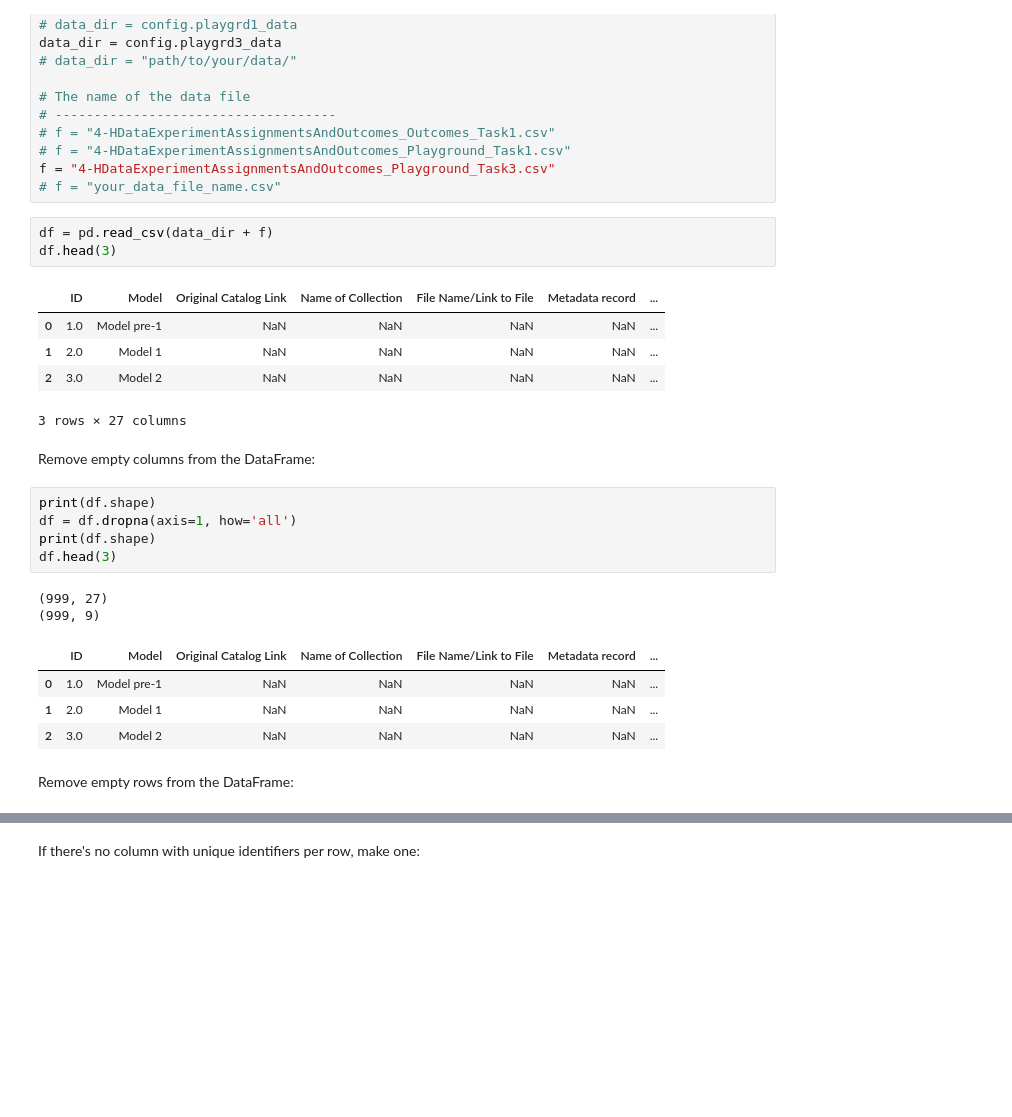
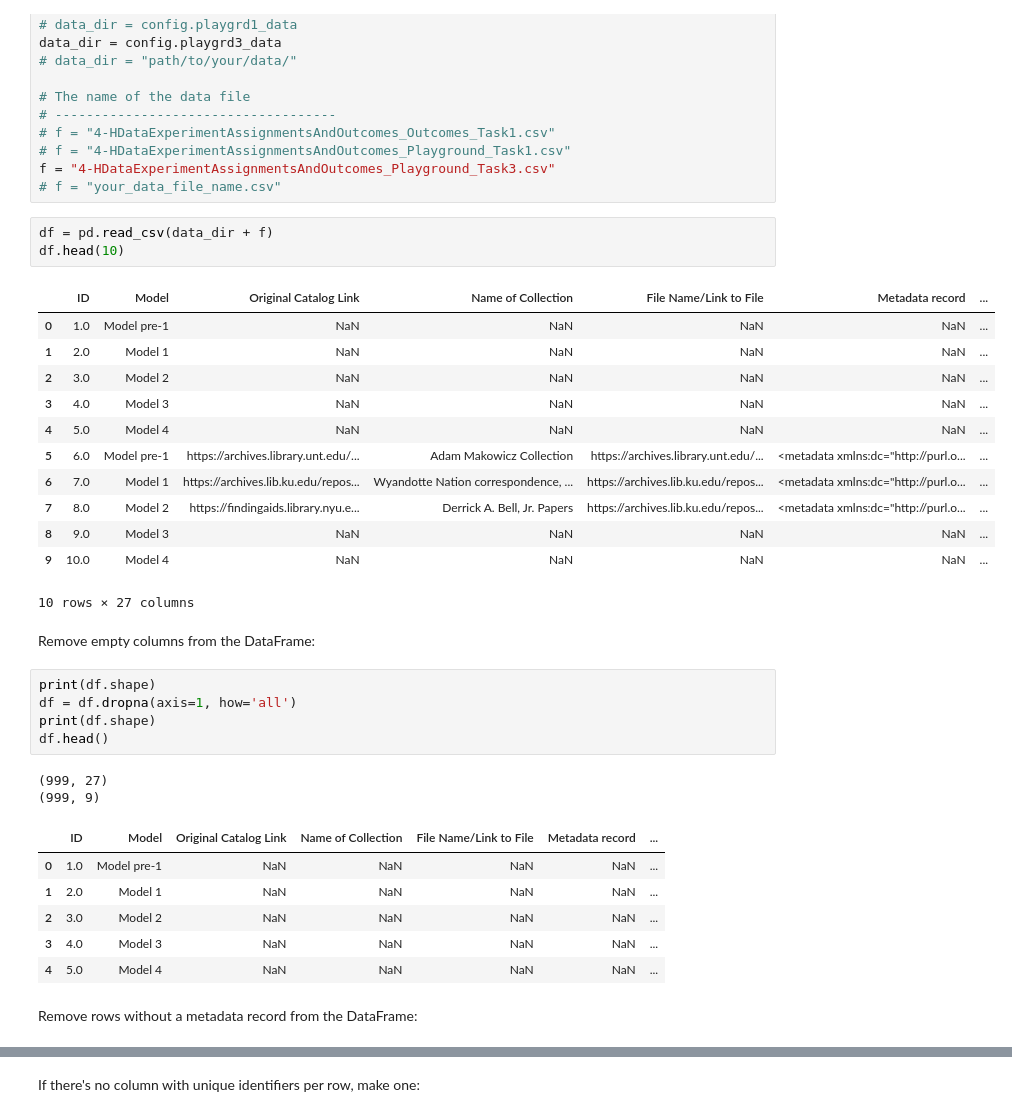
Before and after one commit to thegoose20/lada-eval, a Jupyter notebook: data-prep.ipynb, the cells around one changed output, grey strips where cells are left out. Saved outputs shown, nothing was run; the diff lists cells and outputs as text; blank space fills up the shorter version.

```diff
--- a/data-prep.ipynb
+++ b/data-prep.ipynb
@@ -31,20 +31,27 @@ f = "4-HDataExperimentAssignmentsAndOutcomes_Playground_Task3.csv"
 # f = "your_data_file_name.csv"
 # %%
 df = pd.read_csv(data_dir + f)
-df.head(3)
+df.head(10)
 # %% [output]
 |  | ID | Model | Original Catalog Link | Name of Collection | File Name/Link to File | Metadata record | ... |
 | 0 | 1.0 | Model pre-1 | NaN | NaN | NaN | NaN | ... |
 | 1 | 2.0 | Model 1 | NaN | NaN | NaN | NaN | ... |
 | 2 | 3.0 | Model 2 | NaN | NaN | NaN | NaN | ... |
+| 3 | 4.0 | Model 3 | NaN | NaN | NaN | NaN | ... |
+| 4 | 5.0 | Model 4 | NaN | NaN | NaN | NaN | ... |
+| 5 | 6.0 | Model pre-1 | https://archives.library.unt.edu/... | Adam Makowicz Collection | https://archives.library.unt.edu/... | <metadata xmlns:dc="http://purl.o... | ... |
+| 6 | 7.0 | Model 1 | https://archives.lib.ku.edu/repos... | Wyandotte Nation correspondence, ... | https://archives.lib.ku.edu/repos... | <metadata xmlns:dc="http://purl.o... | ... |
+| 7 | 8.0 | Model 2 | https://findingaids.library.nyu.e... | Derrick A. Bell, Jr. Papers | https://archives.lib.ku.edu/repos... | <metadata xmlns:dc="http://purl.o... | ... |
+| 8 | 9.0 | Model 3 | NaN | NaN | NaN | NaN | ... |
+| 9 | 10.0 | Model 4 | NaN | NaN | NaN | NaN | ... |
-3 rows × 27 columns
+10 rows × 27 columns
 # %% [markdown]
 Remove empty columns from the DataFrame:
 # %%
 print(df.shape)
 df = df.dropna(axis=1, how='all')
 print(df.shape)
-df.head(3)
+df.head()
 # %% [output]
 (999, 27)
 (999, 9)
@@ -52,6 +59,8 @@ df.head(3)
 | 0 | 1.0 | Model pre-1 | NaN | NaN | NaN | NaN | ... |
 | 1 | 2.0 | Model 1 | NaN | NaN | NaN | NaN | ... |
 | 2 | 3.0 | Model 2 | NaN | NaN | NaN | NaN | ... |
+| 3 | 4.0 | Model 3 | NaN | NaN | NaN | NaN | ... |
+| 4 | 5.0 | Model 4 | NaN | NaN | NaN | NaN | ... |
 # %% [markdown]
-Remove empty rows from the DataFrame:
+Remove rows without a metadata record from the DataFrame:
 # %%
```
Also changed, not shown: parts of 9 cells of this notebook.
